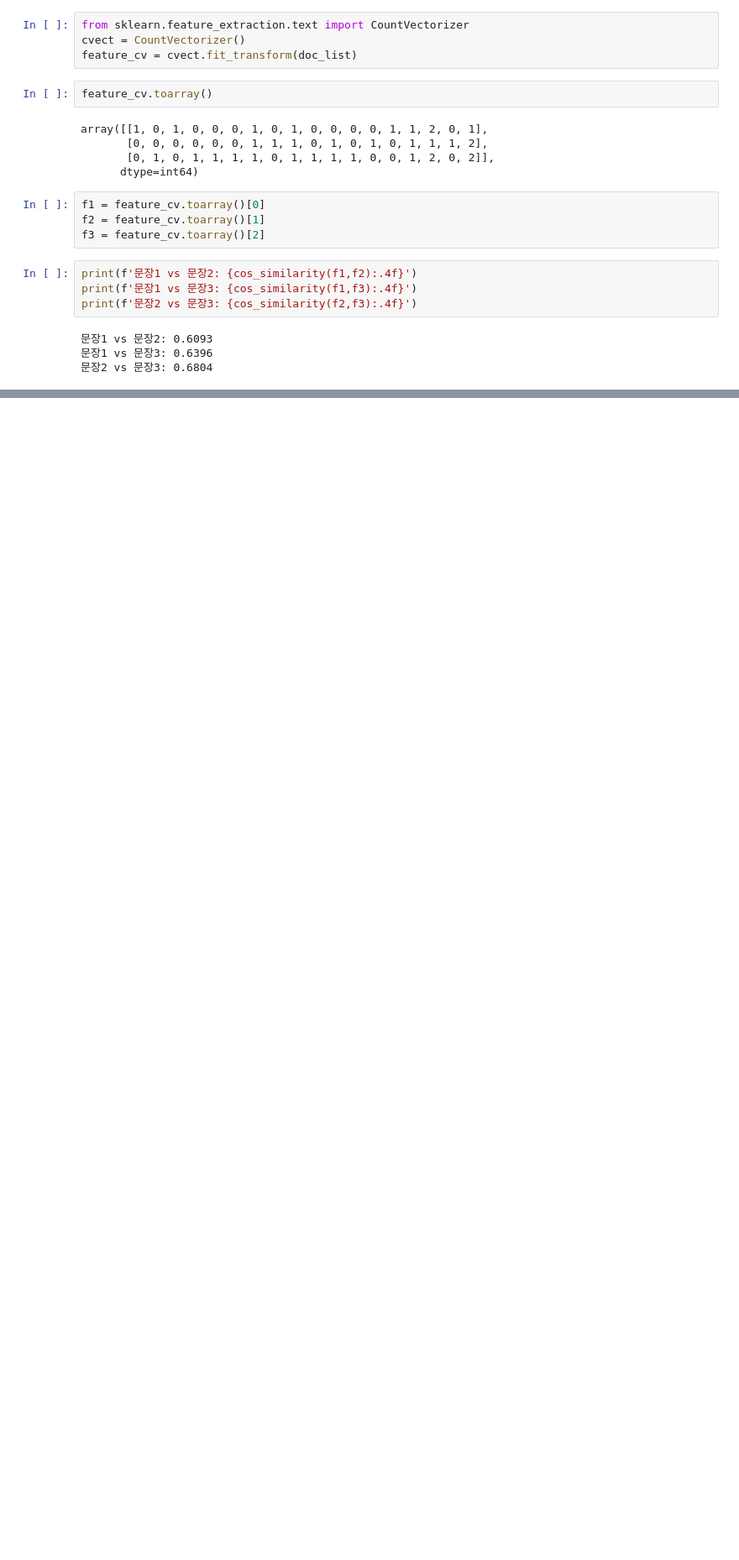
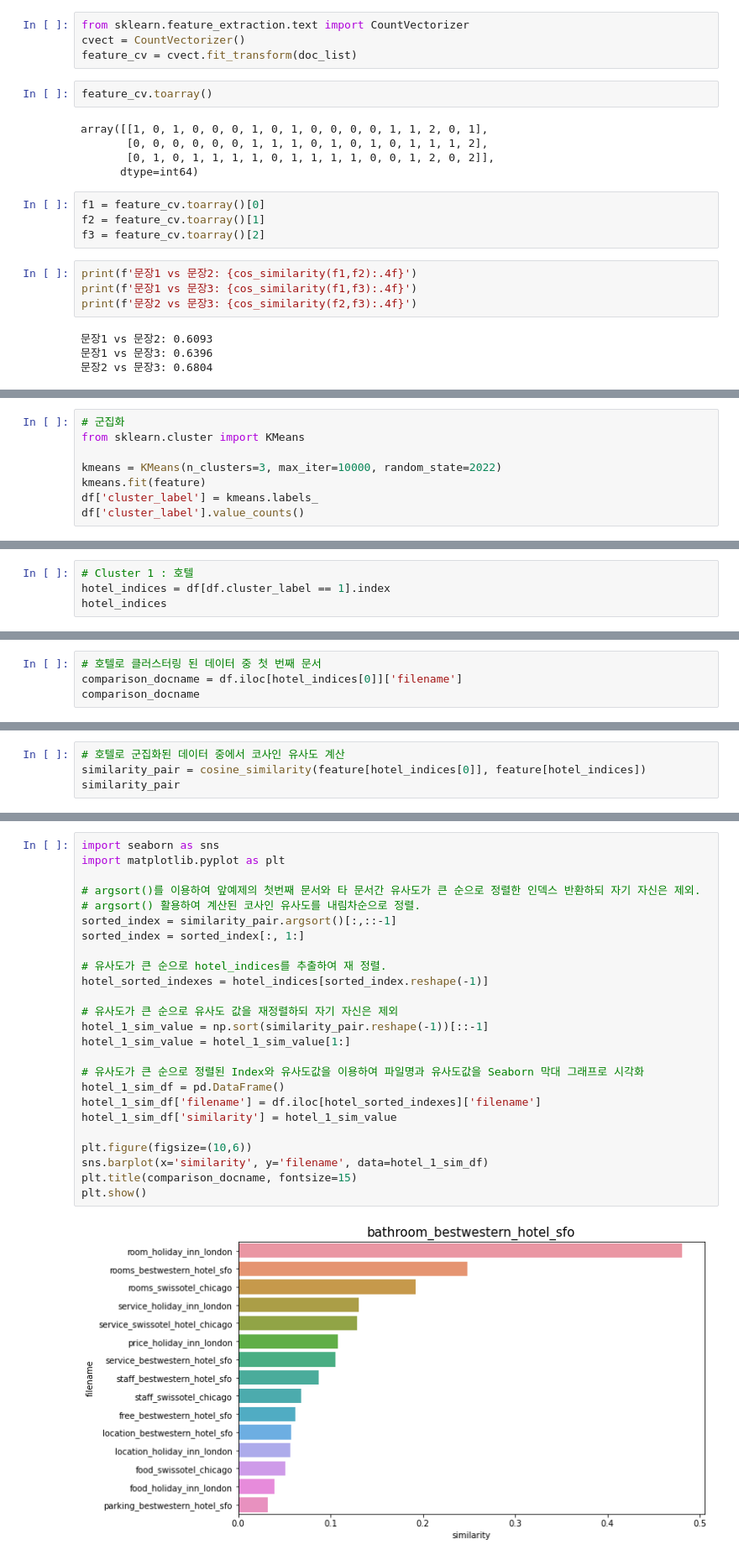
Before and after one commit to 1unasy/MachineLearning-2021-12, a Jupyter notebook: 06.텍스트분석/51.문서유사도.ipynb, the cells around one changed output, grey strips where cells are left out. Shown at 84% size. Drawn from its saved outputs; the diff is of its cells as text; blank space fills up the shorter version.

```diff
--- a/06.텍스트분석/51.문서유사도.ipynb
+++ b/06.텍스트분석/51.문서유사도.ipynb
@@ -67,0 +138,8 @@ print(f'문장2 vs 문장3: {cos_similarity(f2,f3):.4f}')
+# %%
+# 군집화
+from sklearn.cluster import KMeans
+
+kmeans = KMeans(n_clusters=3, max_iter=10000, random_state=2022)
+kmeans.fit(feature)
+df['cluster_label'] = kmeans.labels_
+df['cluster_label'].value_counts()
@@ -67,0 +151,4 @@ print(f'문장2 vs 문장3: {cos_similarity(f2,f3):.4f}')
+# %%
+# Cluster 1 : 호텔
+hotel_indices = df[df.cluster_label == 1].index
+hotel_indices
@@ -67,0 +157,4 @@ print(f'문장2 vs 문장3: {cos_similarity(f2,f3):.4f}')
+# %%
+# 호텔로 클러스터링 된 데이터 중 첫 번째 문서
+comparison_docname = df.iloc[hotel_indices[0]]['filename']
+comparison_docname
@@ -67,0 +163,4 @@ print(f'문장2 vs 문장3: {cos_similarity(f2,f3):.4f}')
+# %%
+# 호텔로 군집화된 데이터 중에서 코사인 유사도 계산
+similarity_pair = cosine_similarity(feature[hotel_indices[0]], feature[hotel_indices])
+similarity_pair
@@ -67,0 +176,27 @@ print(f'문장2 vs 문장3: {cos_similarity(f2,f3):.4f}')
+# %%
+import seaborn as sns
+import matplotlib.pyplot as plt
+
+# argsort()를 이용하여 앞예제의 첫번째 문서와 타 문서간 유사도가 큰 순으로 정렬한 인덱스 반환하되 자기 자신은 제외.
+# argsort() 활용하여 계산된 코사인 유사도를 내림차순으로 정렬.
+sorted_index = similarity_pair.argsort()[:,::-1]
+sorted_index = sorted_index[:, 1:]
+
+# 유사도가 큰 순으로 hotel_indices를 추출하여 재 정렬.
+hotel_sorted_indexes = hotel_indices[sorted_index.reshape(-1)]
+
+# 유사도가 큰 순으로 유사도 값을 재정렬하되 자기 자신은 제외
+hotel_1_sim_value = np.sort(similarity_pair.reshape(-1))[::-1]
+hotel_1_sim_value = hotel_1_sim_value[1:]
+
+# 유사도가 큰 순으로 정렬된 Index와 유사도값을 이용하여 파일명과 유사도값을 Seaborn 막대 그래프로 시각화
+hotel_1_sim_df = pd.DataFrame()
+hotel_1_sim_df['filename'] = df.iloc[hotel_sorted_indexes]['filename']
+hotel_1_sim_df['similarity'] = hotel_1_sim_value
+
+plt.figure(figsize=(10,6))
+sns.barplot(x='similarity', y='filename', data=hotel_1_sim_df)
+plt.title(comparison_docname, fontsize=15)
+plt.show()
+# %% [output]
+[figure, added]
```
Also changed, not shown: parts of 14 cells of this notebook.
